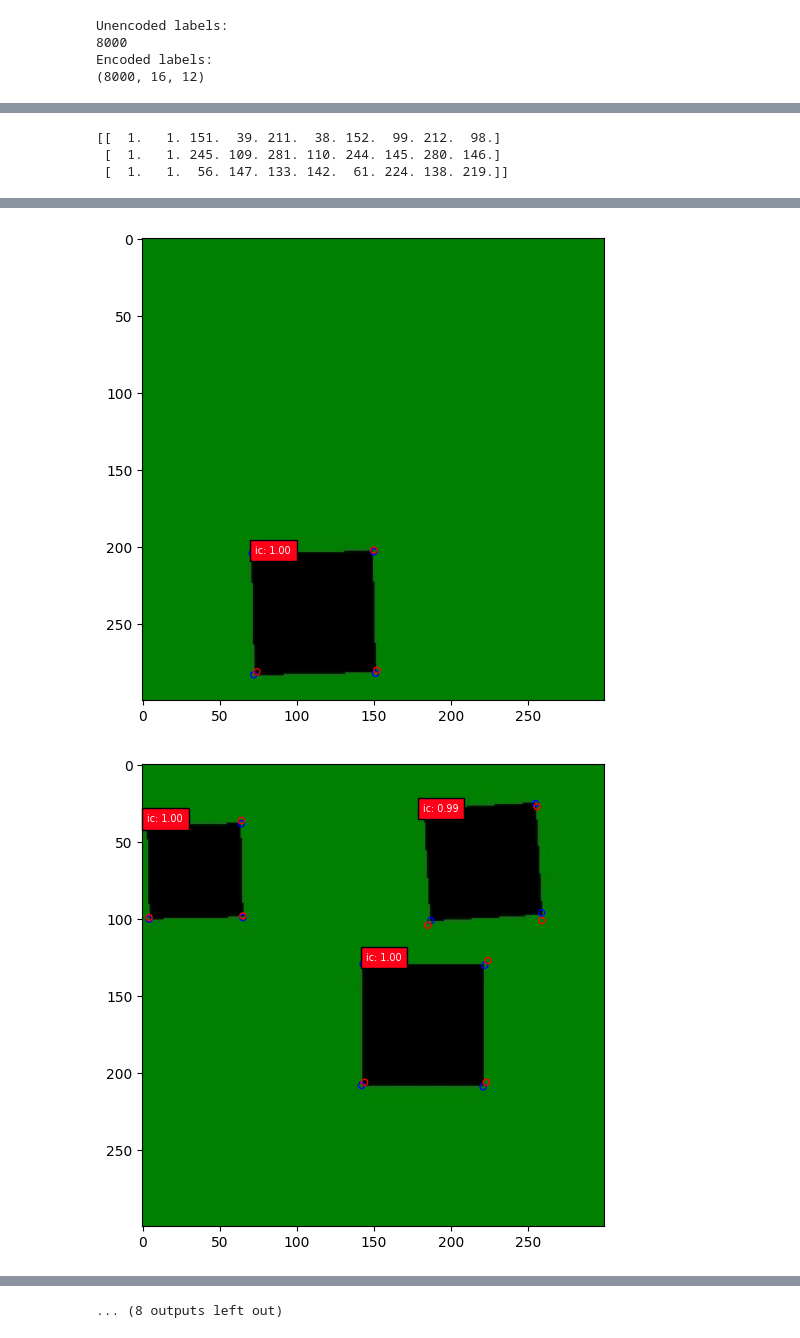
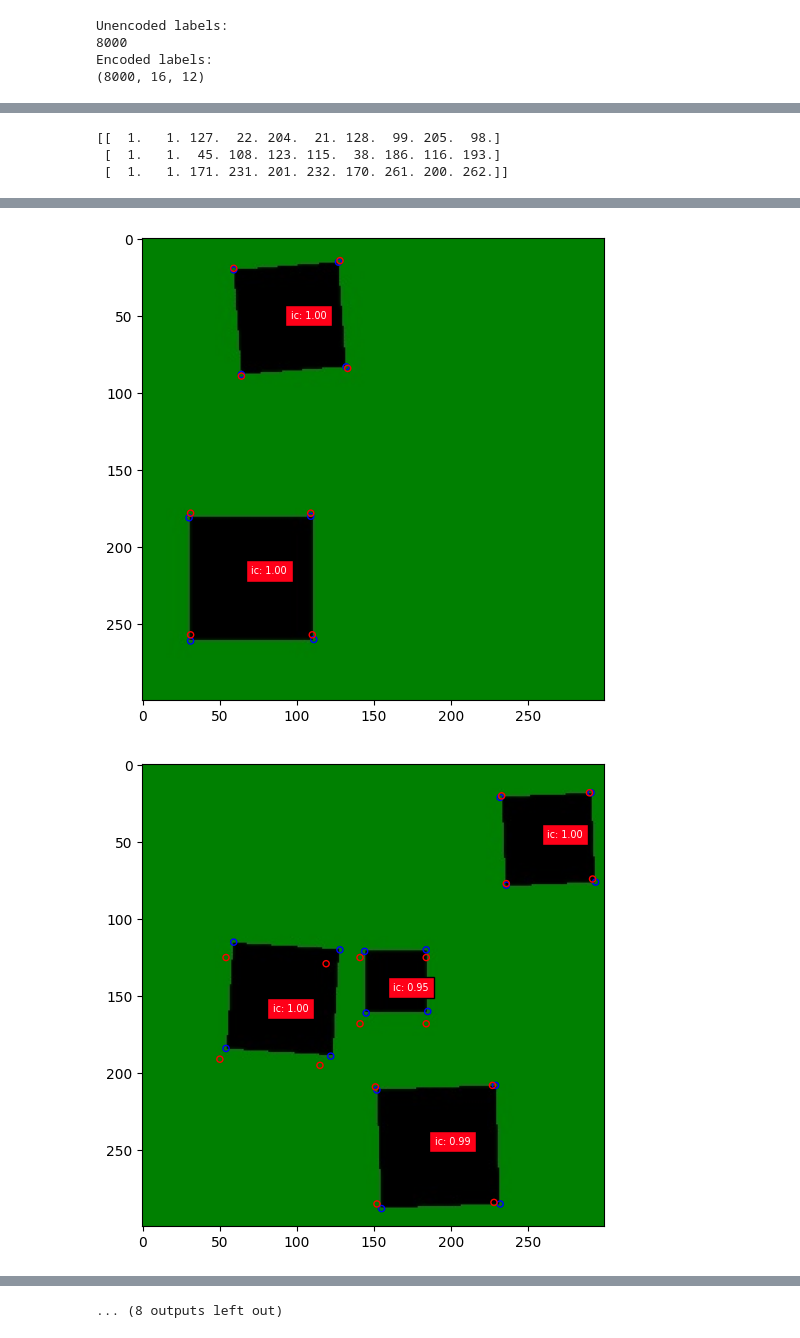
Before and after one commit to keremaras1/aoi-pcb-v2-object-detector, a Jupyter notebook: implementations/ssd_models/custom_architecture/custom_ssd_training.ipynb, the cells around one changed output, grey strips where cells are left out. Cells and saved outputs as stored; diff of their text form; code cells hidden in the pictures.

```diff
--- a/implementations/ssd_models/custom_architecture/custom_ssd_training.ipynb
+++ b/implementations/ssd_models/custom_architecture/custom_ssd_training.ipynb
@@ -127,7 +127,7 @@ Unencoded labels:
 Encoded labels:
 (8000, 16, 12)
 # %%
-X_train, X_test, y_train, y_test = train_test_split(X, y, test_size=0.3)
+X_train, X_test, y_train, y_test = train_test_split(X, y, test_size=0.2)
 
 print('Train dataset: ', X_train.shape)
 print('Test dataset: ', X_test.shape)
@@ -244,9 +244,9 @@ print(decoded_pred[0])
 decoded_labels = decode_detections(y_test[:50], img_height=img_height, img_width=img_width)
 print(decoded_labels[0])
 # %% [output]
-[[  1.   1. 151.  39. 211.  38. 152.  99. 212.  98.]
- [  1.   1. 245. 109. 281. 110. 244. 145. 280. 146.]
- [  1.   1.  56. 147. 133. 142.  61. 224. 138. 219.]]
+[[  1.   1. 127.  22. 204.  21. 128.  99. 205.  98.]
+ [  1.   1.  45. 108. 123. 115.  38. 186. 116. 193.]
+ [  1.   1. 171. 231. 201. 232. 170. 261. 200. 262.]]
 # %%
 for i in range(len(decoded_pred[:20])):
     plt.figure(figsize=(10,6))
@@ -271,5 +271,7 @@ for i in range(len(decoded_pred[:20])):
         label = '{}: {:.2f}'.format(classes[int(pred[0])], pred[1])
         for points in corners:
             current_axis.add_patch(plt.Circle(tuple(points), 2, fill=False, color='red'))
-        current_axis.text(corners[0, 0], corners[0, 1], label, size='x-small', color='white', bbox={'facecolor':color, 'alpha':1.0})
+        center_x = (corners[0, 0] + corners[3, 0]) / 2
+        center_y = (corners[0, 1] + corners[3, 1]) / 2
+        current_axis.text(center_x, center_y, label, size='x-small', color='white', bbox={'facecolor':color, 'alpha':1.0})
 # %% [output]
@@ -279,2 +281,2 @@ for i in range(len(decoded_pred[:20])):
-[figure, old version]
+[figure, new version]
-[figure, old version]
+[figure, new version]
```
Also changed, not shown: parts of 8 cells of this notebook, 1 other file.
